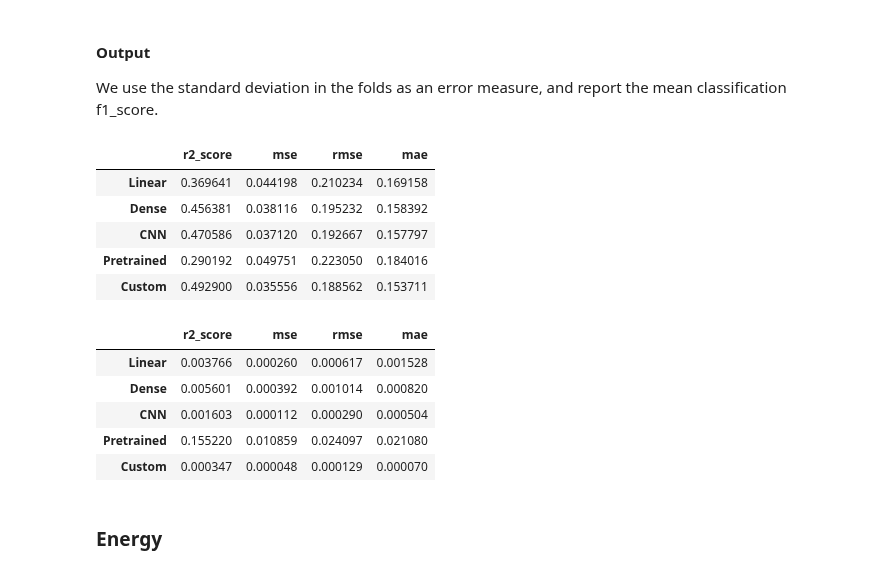
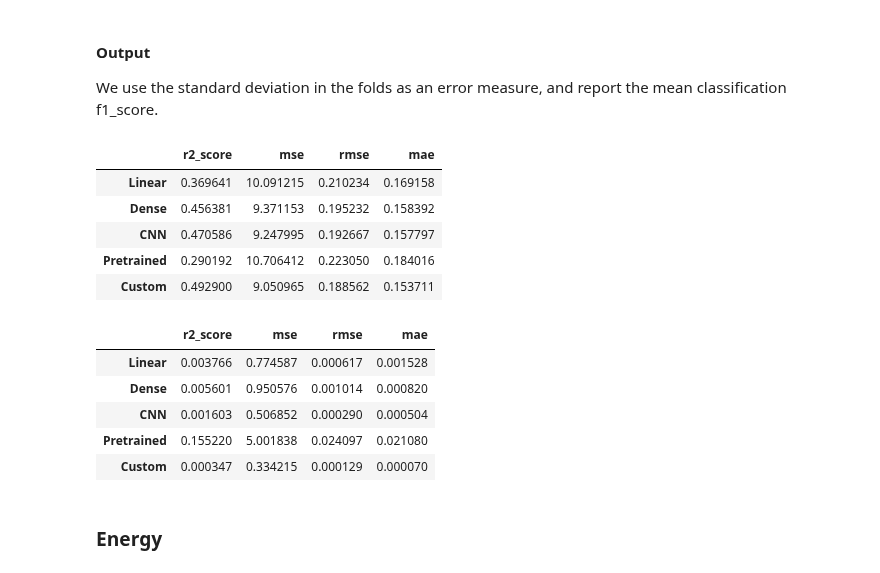
Before and after one commit to geirtul/master_analysis, a Jupyter notebook: notebooks/results/regression_simulated.ipynb, the cells around one changed output. Drawn from its saved outputs; the diff is of its cells as text; code cells hidden in the pictures.

```diff
--- a/notebooks/results/regression_simulated.ipynb
+++ b/notebooks/results/regression_simulated.ipynb
@@ -492,19 +505,25 @@ for i in range(all_test_single_energy.shape[0]):
     r2_str_array_single_energy[0, i] = r"$\underset{{\num{{+- {:.3e} }}  }}{{\num{{ {:.3g} }} }}$".format(
         all_std_single_energy["r2_score"][i], all_test_single_energy["r2_score"][i])
 
+mse_str_array_single_energy = np.zeros((1, all_test_single_energy.shape[0]), dtype=object)
+for i in range(all_test_single_energy.shape[0]):
+    mse_str_array_single_energy[0, i] = r"$\underset{{\num{{+- {:.3e} }}  }}{{\num{{ {:.3g} }} }}$".format(
+        all_std_single_energy["mse"][i], all_test_single_energy["mse"][i])
+mse_df_single_energy = pd.DataFrame(mse_str_array_single_energy, columns=rows)
+
 r2_df_single_energy = pd.DataFrame(r2_str_array_single_energy, columns=rows)
 
-section_path = "chapters/results/figures/"
-fname = THESIS_PATH + section_path + "regression_simulated_single_energy_r2.tex"
-caption = """
-Mean R2-scores for regresson of energy values, on single events in simulated data, using multiple models.
-Error estimates are the standard deviation in results from k-fold cross-validation
-with $K=5$ folds.
-"""
-label = "tab:regression-simulated-single-energy-r2"
-with open(fname, "w") as fp:
-    pd.set_option('display.max_colwidth', -1)
-    r2_df_single_energy.to_latex(fp, escape=False, caption=caption, label=label, index=False)
+#section_path = "chapters/results/figures/"
+#fname = THESIS_PATH + section_path + "regression_simulated_single_energy_r2.tex"
+#caption = """
+#Mean R2-scores for regresson of energy values, on single events in simulated data, using multiple models.
+#Error estimates are the standard deviation in results from k-fold cross-validation
+#with $K=5$ folds.
+#"""
+#label = "tab:regression-simulated-single-energy-r2"
+#with open(fname, "w") as fp:
+#    pd.set_option('display.max_colwidth', -1)
+#    r2_df_single_energy.to_latex(fp, escape=False, caption=caption, label=label, index=False)
 # %% [markdown]
 ## Double events
 # %% [markdown]
@@ -637,44 +656,46 @@ all_std_double_pos = pd.DataFrame(
 ).rename(
     index={
         'lin_std': 'Linear',
         'dense_std': 'Dense',
         'cnn_std': 'CNN',
         'pretrained_std': 'Pretrained',
         'custom_std': 'Custom',
     }
 )
+all_std_double_pos['mse'] = np.sqrt(all_std_double_pos['mse'])*16*3 # scale to mm
 all_test_double_pos = pd.DataFrame(
     [
         lin_test.iloc[0][['r2_score', 'mse', 'rmse', 'mae']],
         dense_test.iloc[0][['r2_score', 'mse', 'rmse', 'mae']],
         cnn_test.iloc[0][['r2_score', 'mse', 'rmse', 'mae']],
         pretrained_test.iloc[0][['r2_score', 'mse', 'rmse', 'mae']],
         custom_test.iloc[0][['r2_score', 'mse', 'rmse', 'mae']],
     ]
 ).rename(
     index={
         'lin_test': 'Linear',
         'dense_test': 'Dense',
         'cnn_test': 'CNN',
         'pretrained_test': 'Pretrained',
         'custom_test': 'Custom',
     }
 )
+all_test_double_pos['mse'] = np.sqrt(all_test_double_pos['mse'])*16*3 #scale to mm
 display(all_test_double_pos)
 display(all_std_double_pos)
 # %% [output]
 |  | r2_score | mse | rmse | mae |
-| Linear | 0.369641 | 0.044198 | 0.210234 | 0.169158 |
-| Dense | 0.456381 | 0.038116 | 0.195232 | 0.158392 |
-| CNN | 0.470586 | 0.037120 | 0.192667 | 0.157797 |
-| Pretrained | 0.290192 | 0.049751 | 0.223050 | 0.184016 |
-| Custom | 0.492900 | 0.035556 | 0.188562 | 0.153711 |
+| Linear | 0.369641 | 10.091215 | 0.210234 | 0.169158 |
+| Dense | 0.456381 | 9.371153 | 0.195232 | 0.158392 |
+| CNN | 0.470586 | 9.247995 | 0.192667 | 0.157797 |
+| Pretrained | 0.290192 | 10.706412 | 0.223050 | 0.184016 |
+| Custom | 0.492900 | 9.050965 | 0.188562 | 0.153711 |
 |  | r2_score | mse | rmse | mae |
-| Linear | 0.003766 | 0.000260 | 0.000617 | 0.001528 |
-| Dense | 0.005601 | 0.000392 | 0.001014 | 0.000820 |
-| CNN | 0.001603 | 0.000112 | 0.000290 | 0.000504 |
-| Pretrained | 0.155220 | 0.010859 | 0.024097 | 0.021080 |
-| Custom | 0.000347 | 0.000048 | 0.000129 | 0.000070 |
+| Linear | 0.003766 | 0.774587 | 0.000617 | 0.001528 |
+| Dense | 0.005601 | 0.950576 | 0.001014 | 0.000820 |
+| CNN | 0.001603 | 0.506852 | 0.000290 | 0.000504 |
+| Pretrained | 0.155220 | 5.001838 | 0.024097 | 0.021080 |
+| Custom | 0.000347 | 0.334215 | 0.000129 | 0.000070 |
 # %%
 rows = all_test_double_pos.index
 r2_str_array_double_pos = np.zeros((1, all_test_double_pos.shape[0]), dtype=object)
```
Also changed, not shown: parts of 32 cells of this notebook, 2 other files.
